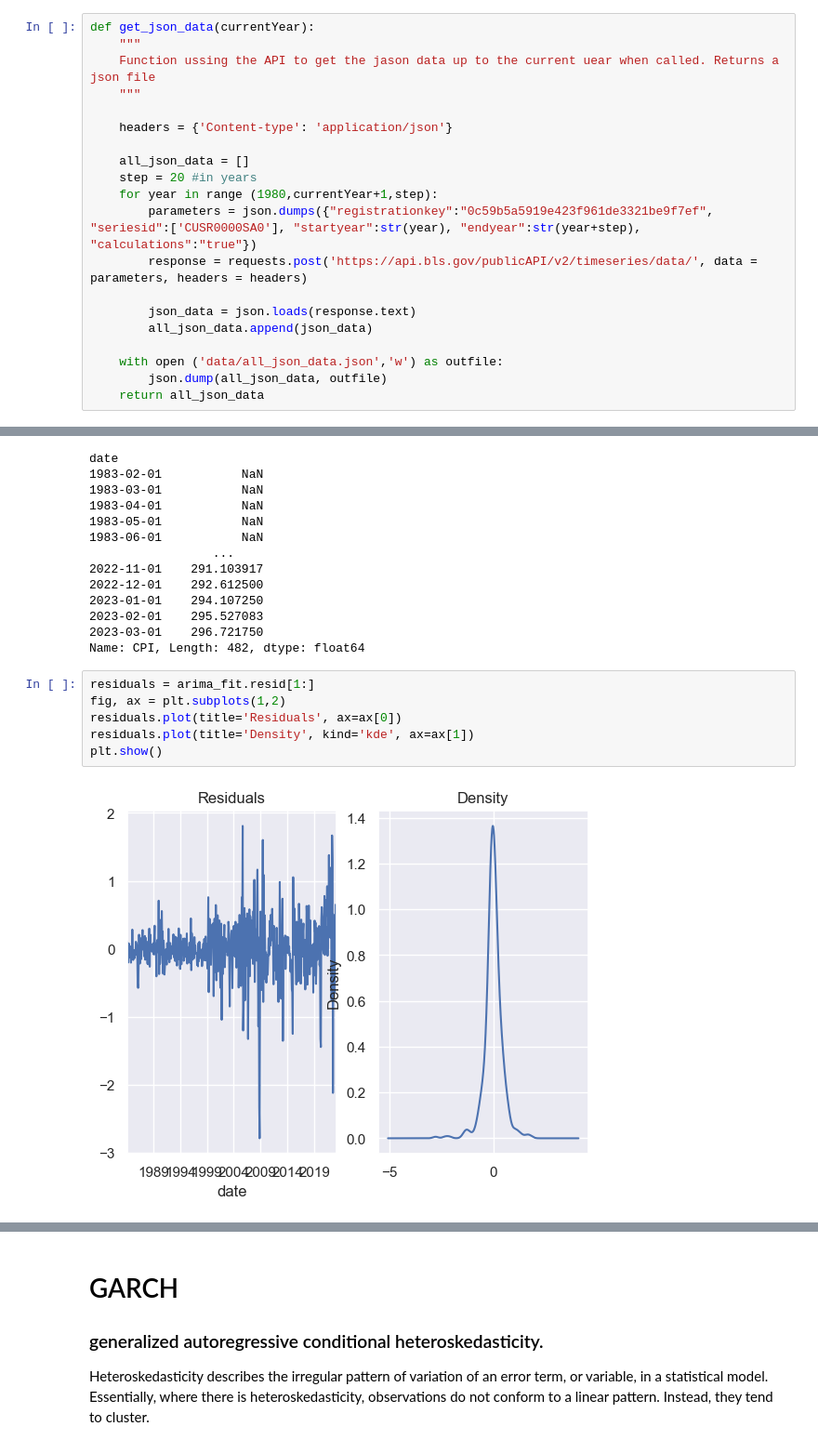
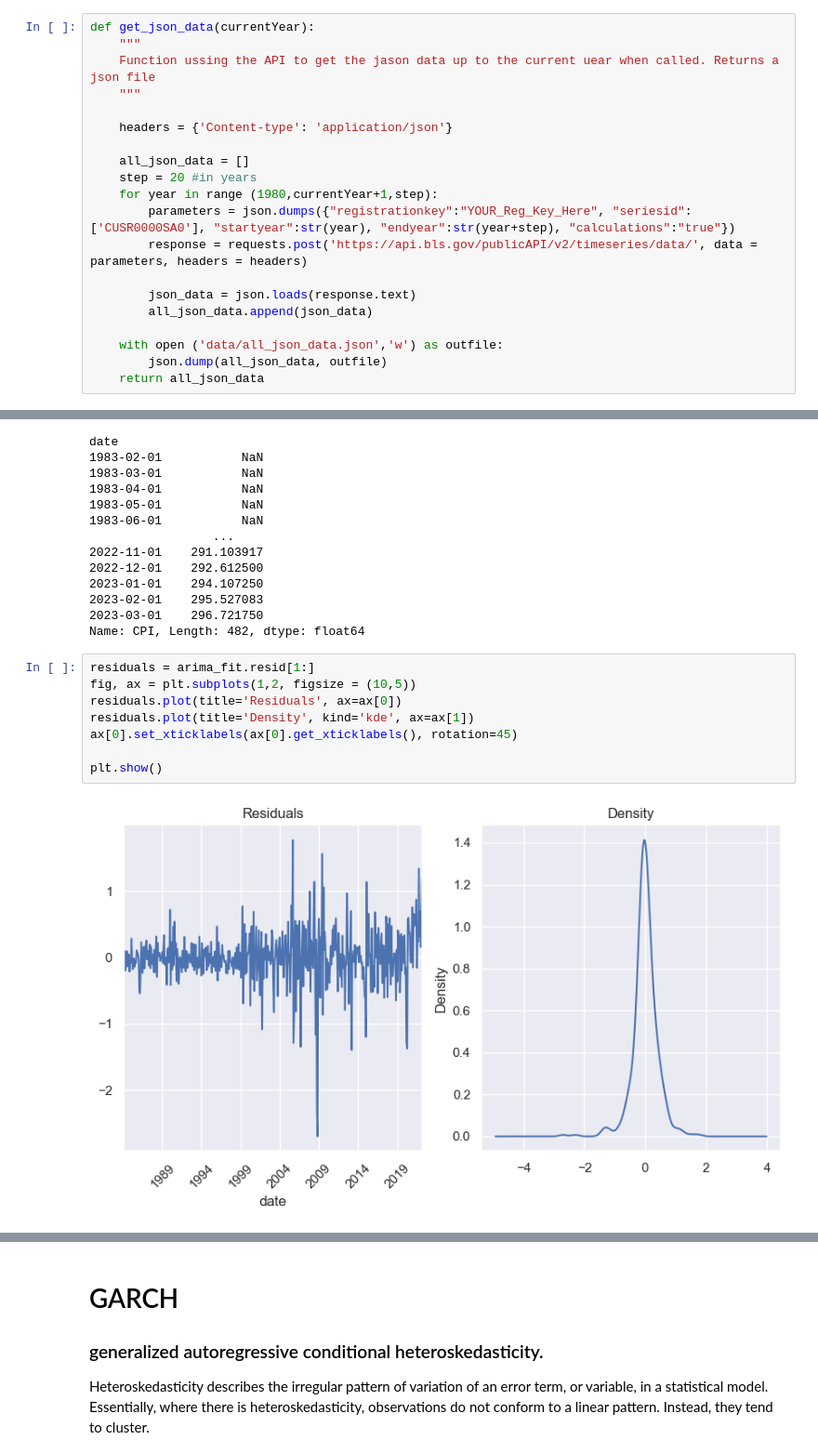
Before and after one commit to RaminVali/Time_Series_Project, a Jupyter notebook: ARIMA_GARCH_Prophet.ipynb, the cells around one changed output, grey strips where cells are left out. Shown at 93% size. Saved outputs shown, nothing was run; the diff lists cells and outputs as text.

```diff
--- a/ARIMA_GARCH_Prophet.ipynb
+++ b/ARIMA_GARCH_Prophet.ipynb
@@ -77,7 +77,7 @@ def get_json_data(currentYear):
     all_json_data = []
     step = 20 #in years
     for year in range (1980,currentYear+1,step):
-        parameters = json.dumps({"registrationkey":"0c59b5a5919e423f961de3321be9f7ef", "seriesid":['CUSR0000SA0'], "startyear":str(year), "endyear":str(year+step), "calculations":"true"})
+        parameters = json.dumps({"registrationkey":"YOUR_Reg_Key_Here", "seriesid":['CUSR0000SA0'], "startyear":str(year), "endyear":str(year+step), "calculations":"true"})
         response = requests.post('https://api.bls.gov/publicAPI/v2/timeseries/data/', data = parameters, headers = headers)
 
         json_data = json.loads(response.text)
@@ -580,12 +580,14 @@ date
 Name: CPI, Length: 482, dtype: float64
 # %%
 residuals = arima_fit.resid[1:]
-fig, ax = plt.subplots(1,2)
+fig, ax = plt.subplots(1,2, figsize = (10,5))
 residuals.plot(title='Residuals', ax=ax[0])
 residuals.plot(title='Density', kind='kde', ax=ax[1])
+ax[0].set_xticklabels(ax[0].get_xticklabels(), rotation=45)
+
 plt.show()
 # %% [output]
-[figure, old version]
+[figure, new version]
 # %%
 acf_res = plot_acf(residuals)
 
```
Also changed, not shown: parts of 28 cells of this notebook, 3 other files.
